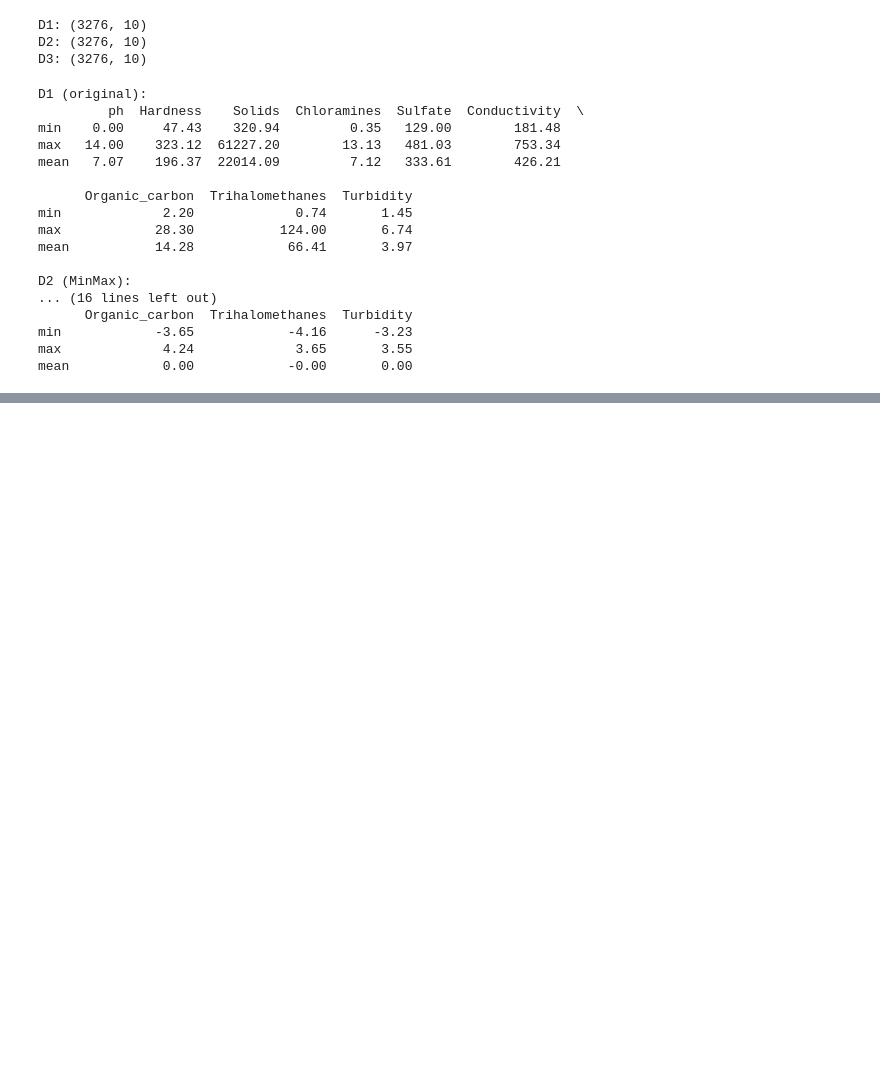
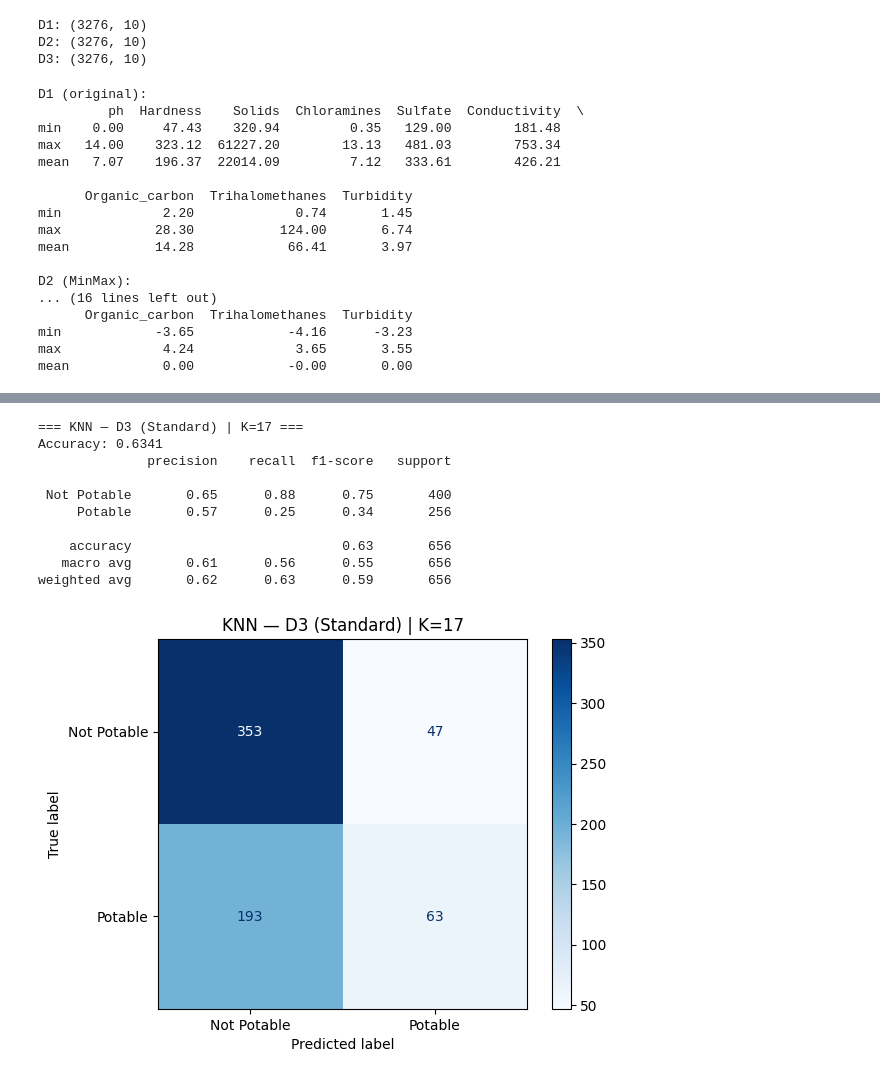
Before and after one commit to ryanpintor/MACHINE-LEARNING-PROJECT, a Jupyter notebook: ai.ipynb, the cells around one changed output, grey strips where cells are left out. Cells and saved outputs as stored; diff of their text form; code cells hidden in the pictures; blank space fills up the shorter version.

```diff
--- a/ai.ipynb
+++ b/ai.ipynb
@@ -117,0 +233,19 @@ mean            0.00            -0.00       0.00
+# %%
+# KNN on D3
+acc_d3_knn, cm_d3_knn = evaluate(
+    KNeighborsClassifier(n_neighbors=best_ks['D3'], metric='euclidean'),
+    X3_tr, X3_te, y3_tr, y3_te,
+    f"KNN — D3 (Standard) | K={best_ks['D3']}"
+)
+# %% [output]
+=== KNN — D3 (Standard) | K=17 ===
+Accuracy: 0.6341
+              precision    recall  f1-score   support
+
+ Not Potable       0.65      0.88      0.75       400
+     Potable       0.57      0.25      0.34       256
+
+    accuracy                           0.63       656
+   macro avg       0.61      0.56      0.55       656
+weighted avg       0.62      0.63      0.59       656
+[figure, added]
```
Also changed, not shown: parts of 10 cells of this notebook.
